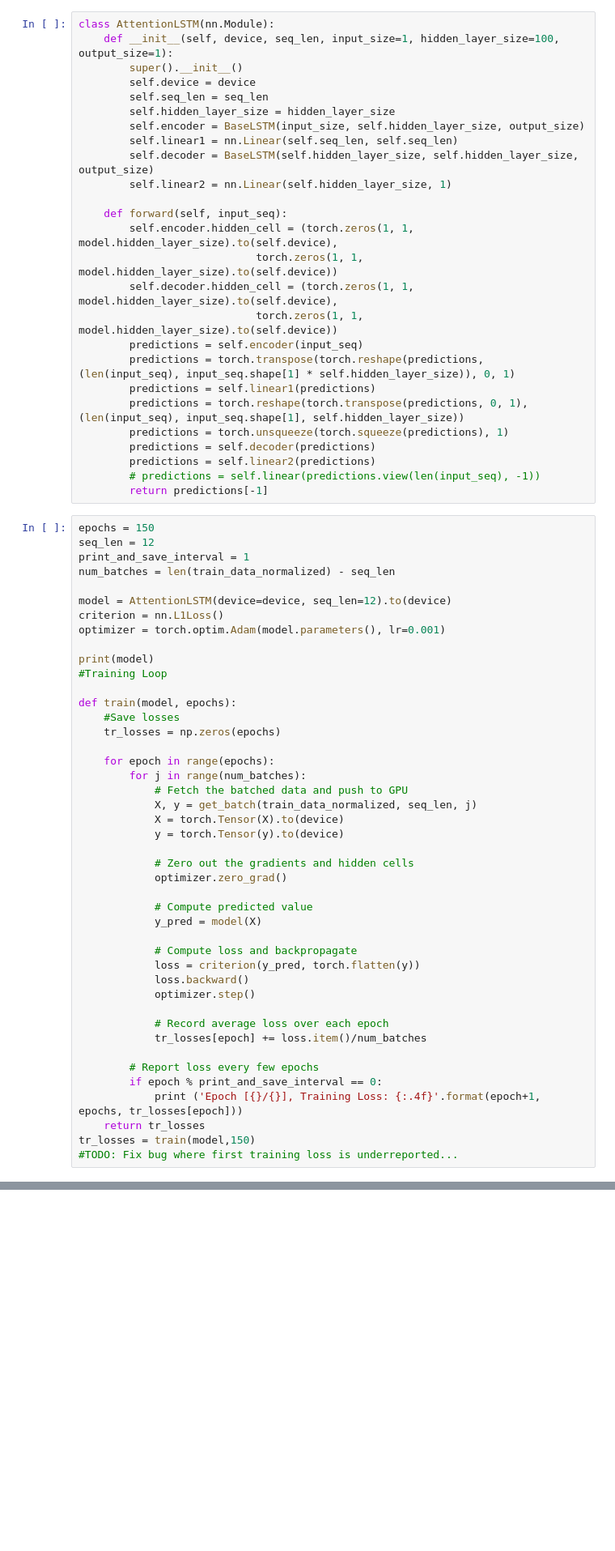
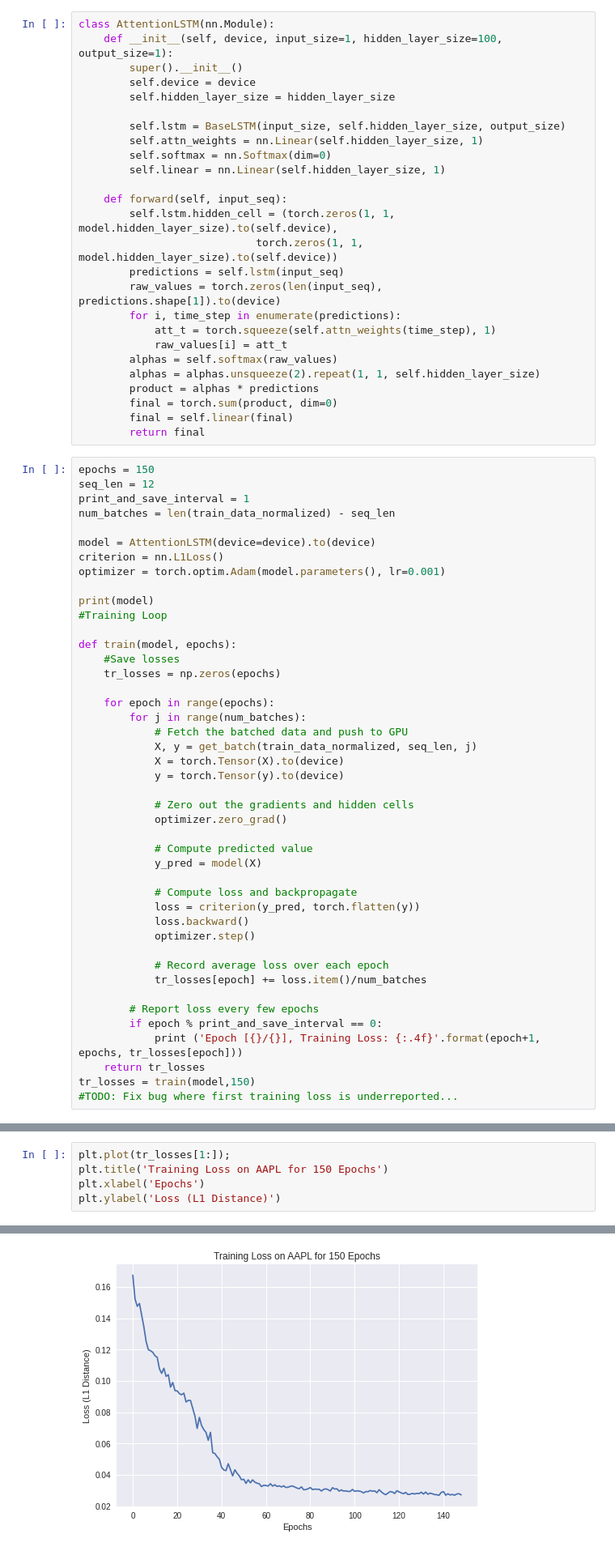
Before and after one commit to anish-neervannan/ese546_final_project, a Jupyter notebook: ese546_final_project.ipynb, the cells around one changed output, grey strips where cells are left out. Shown: that part at 81% size. Saved outputs shown, nothing was run; the diff lists cells and outputs as text; blank space fills up the shorter version.

Commit message:
Attention working

```diff
--- a/ese546_final_project.ipynb
+++ b/ese546_final_project.ipynb
@@ -375,37 +372,37 @@ class BaseLSTM(nn.Module):
         return lstm_out
 # %%
 class AttentionLSTM(nn.Module):
-    def __init__(self, device, seq_len, input_size=1, hidden_layer_size=100, output_size=1):
+    def __init__(self, device, input_size=1, hidden_layer_size=100, output_size=1):
         super().__init__()
         self.device = device
-        self.seq_len = seq_len
         self.hidden_layer_size = hidden_layer_size
-        self.encoder = BaseLSTM(input_size, self.hidden_layer_size, output_size)
-        self.linear1 = nn.Linear(self.seq_len, self.seq_len)
-        self.decoder = BaseLSTM(self.hidden_layer_size, self.hidden_layer_size, output_size)
-        self.linear2 = nn.Linear(self.hidden_layer_size, 1)
+
+        self.lstm = BaseLSTM(input_size, self.hidden_layer_size, output_size)
+        self.attn_weights = nn.Linear(self.hidden_layer_size, 1)
+        self.softmax = nn.Softmax(dim=0)
+        self.linear = nn.Linear(self.hidden_layer_size, 1)
 
     def forward(self, input_seq):
-        self.encoder.hidden_cell = (torch.zeros(1, 1, model.hidden_layer_size).to(self.device),
+        self.lstm.hidden_cell = (torch.zeros(1, 1, model.hidden_layer_size).to(self.device),
                             torch.zeros(1, 1, model.hidden_layer_size).to(self.device))
-        self.decoder.hidden_cell = (torch.zeros(1, 1, model.hidden_layer_size).to(self.device),
-                            torch.zeros(1, 1, model.hidden_layer_size).to(self.device))
-        predictions = self.encoder(input_seq)
-        predictions = torch.transpose(torch.reshape(predictions, (len(input_seq), input_seq.shape[1] * self.hidden_layer_size)), 0, 1)
-        predictions = self.linear1(predictions)
-        predictions = torch.reshape(torch.transpose(predictions, 0, 1), (len(input_seq), input_seq.shape[1], self.hidden_layer_size))
-        predictions = torch.unsqueeze(torch.squeeze(predictions), 1)
-        predictions = self.decoder(predictions)
-        predictions = self.linear2(predictions)
-        # predictions = self.linear(predictions.view(len(input_seq), -1))
-        return predictions[-1]
+        predictions = self.lstm(input_seq)
+        raw_values = torch.zeros(len(input_seq), predictions.shape[1]).to(device)
+        for i, time_step in enumerate(predictions):
+            att_t = torch.squeeze(self.attn_weights(time_step), 1)
+            raw_values[i] = att_t
+        alphas = self.softmax(raw_values)
+        alphas = alphas.unsqueeze(2).repeat(1, 1, self.hidden_layer_size)
+        product = alphas * predictions
+        final = torch.sum(product, dim=0)
+        final = self.linear(final)
+        return final
 # %%
 epochs = 150
 seq_len = 12
 print_and_save_interval = 1
 num_batches = len(train_data_normalized) - seq_len
 
-model = AttentionLSTM(device=device, seq_len=12).to(device)
+model = AttentionLSTM(device=device).to(device)
 criterion = nn.L1Loss()
 optimizer = torch.optim.Adam(model.parameters(), lr=0.001)
 
@@ -473,0 +469,6 @@ Epoch [150/150], Training Loss: 0.1443
+# %%
+plt.plot(tr_losses[1:]);
+plt.title('Training Loss on AAPL for 150 Epochs')
+plt.xlabel('Epochs')
+plt.ylabel('Loss (L1 Distance)')
+# %% [output]
@@ -473,0 +476 @@ Epoch [150/150], Training Loss: 0.1443
+[figure, added]
```
Also changed, not shown: parts of 5 cells of this notebook.
